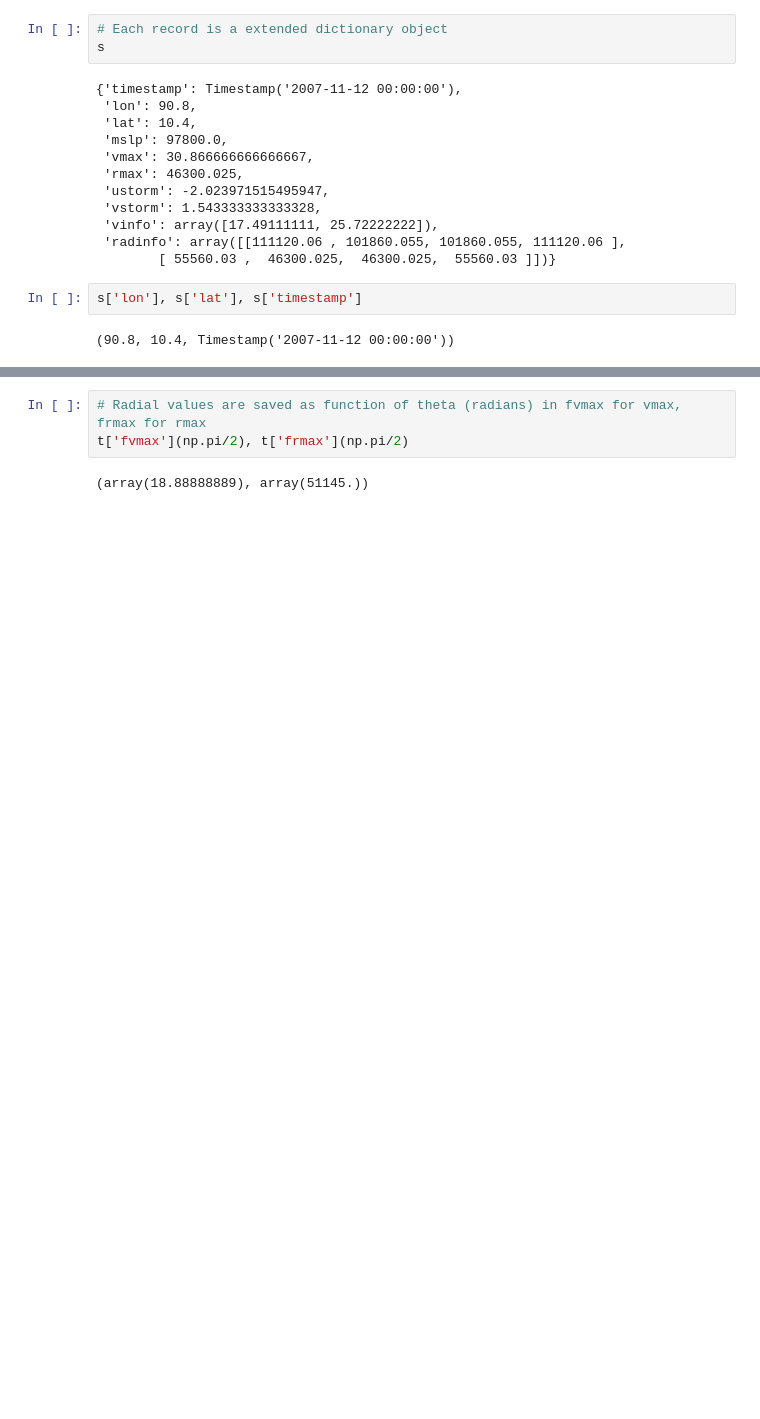
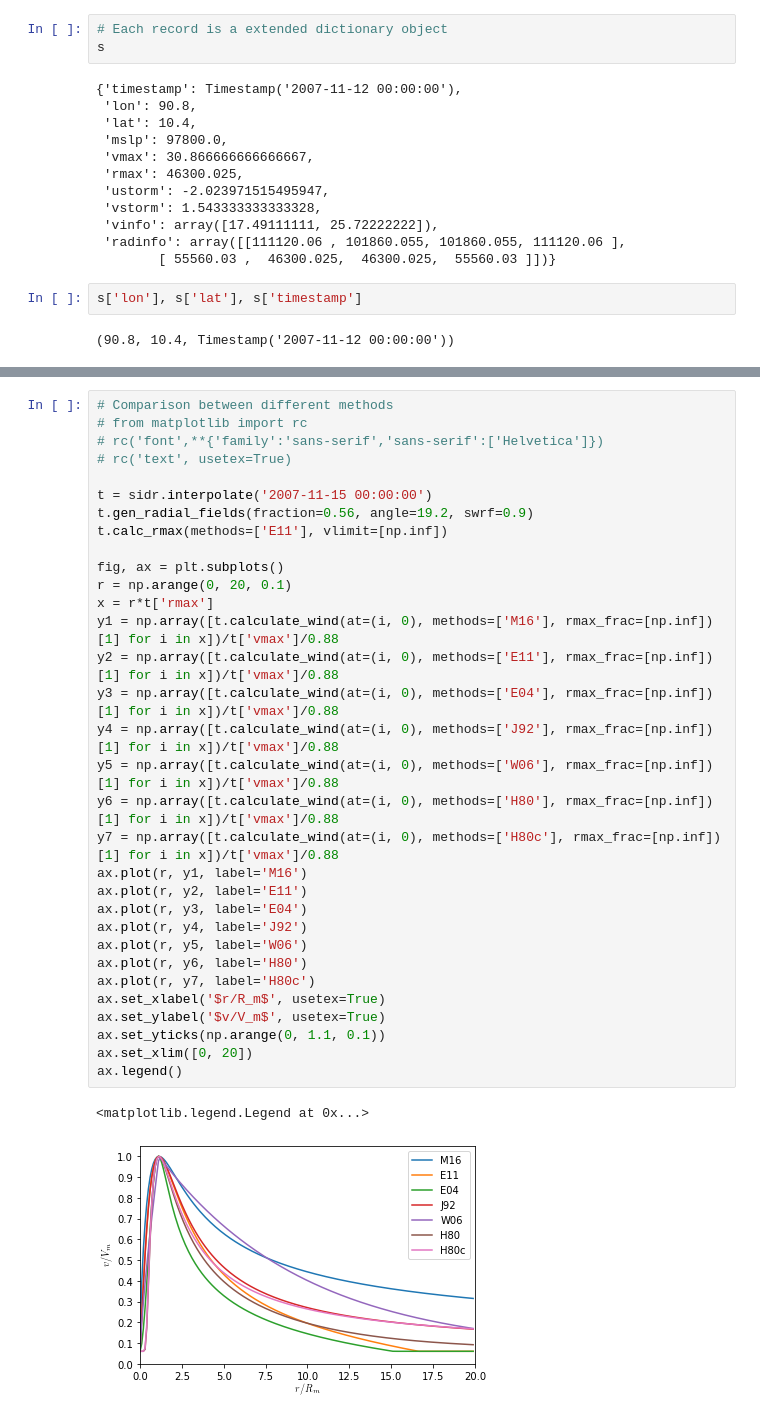
Before and after one commit to jamal919/pycaz, a Jupyter notebook: notebooks/cyclone.ipynb, the cells around one changed output, grey strips where cells are left out. Drawn from its saved outputs; the diff is of its cells as text; blank space fills up the shorter version.

```diff
--- a/notebooks/cyclone.ipynb
+++ b/notebooks/cyclone.ipynb
@@ -126,8 +127,38 @@ t.calc_rmax()
  'fvinfo': array([], dtype=float64),
  'fradinfo': array([], dtype=float64),
  'frmax': <scipy.interpolate.interpolate.interp1d at 0x...>}
-# %%
-# Radial values are saved as function of theta (radians) in fvmax for vmax, frmax for rmax
-t['fvmax'](np.pi/2), t['frmax'](np.pi/2)
-# %% [output]
-(array(18.88888889), array(51145.))
+# %%
+# Comparison between different methods
+# from matplotlib import rc
+# rc('font',**{'family':'sans-serif','sans-serif':['Helvetica']})
+# rc('text', usetex=True)
+
+t = sidr.interpolate('2007-11-15 00:00:00')
+t.gen_radial_fields(fraction=0.56, angle=19.2, swrf=0.9)
+t.calc_rmax(methods=['E11'], vlimit=[np.inf])
+
+fig, ax = plt.subplots()
+r = np.arange(0, 20, 0.1)
+x = r*t['rmax']
+y1 = np.array([t.calculate_wind(at=(i, 0), methods=['M16'], rmax_frac=[np.inf])[1] for i in x])/t['vmax']/0.88
+y2 = np.array([t.calculate_wind(at=(i, 0), methods=['E11'], rmax_frac=[np.inf])[1] for i in x])/t['vmax']/0.88
+y3 = np.array([t.calculate_wind(at=(i, 0), methods=['E04'], rmax_frac=[np.inf])[1] for i in x])/t['vmax']/0.88
+y4 = np.array([t.calculate_wind(at=(i, 0), methods=['J92'], rmax_frac=[np.inf])[1] for i in x])/t['vmax']/0.88
+y5 = np.array([t.calculate_wind(at=(i, 0), methods=['W06'], rmax_frac=[np.inf])[1] for i in x])/t['vmax']/0.88
+y6 = np.array([t.calculate_wind(at=(i, 0), methods=['H80'], rmax_frac=[np.inf])[1] for i in x])/t['vmax']/0.88
+y7 = np.array([t.calculate_wind(at=(i, 0), methods=['H80c'], rmax_frac=[np.inf])[1] for i in x])/t['vmax']/0.88
+ax.plot(r, y1, label='M16')
+ax.plot(r, y2, label='E11')
+ax.plot(r, y3, label='E04')
+ax.plot(r, y4, label='J92')
+ax.plot(r, y5, label='W06')
+ax.plot(r, y6, label='H80')
+ax.plot(r, y7, label='H80c')
+ax.set_xlabel('$r/R_m$', usetex=True)
+ax.set_ylabel('$v/V_m$', usetex=True)
+ax.set_yticks(np.arange(0, 1.1, 0.1))
+ax.set_xlim([0, 20])
+ax.legend()
+# %% [output]
+<matplotlib.legend.Legend at 0x...>
+[figure, added]
```
Also changed, not shown: parts of 3 cells of this notebook, 1 other file.
